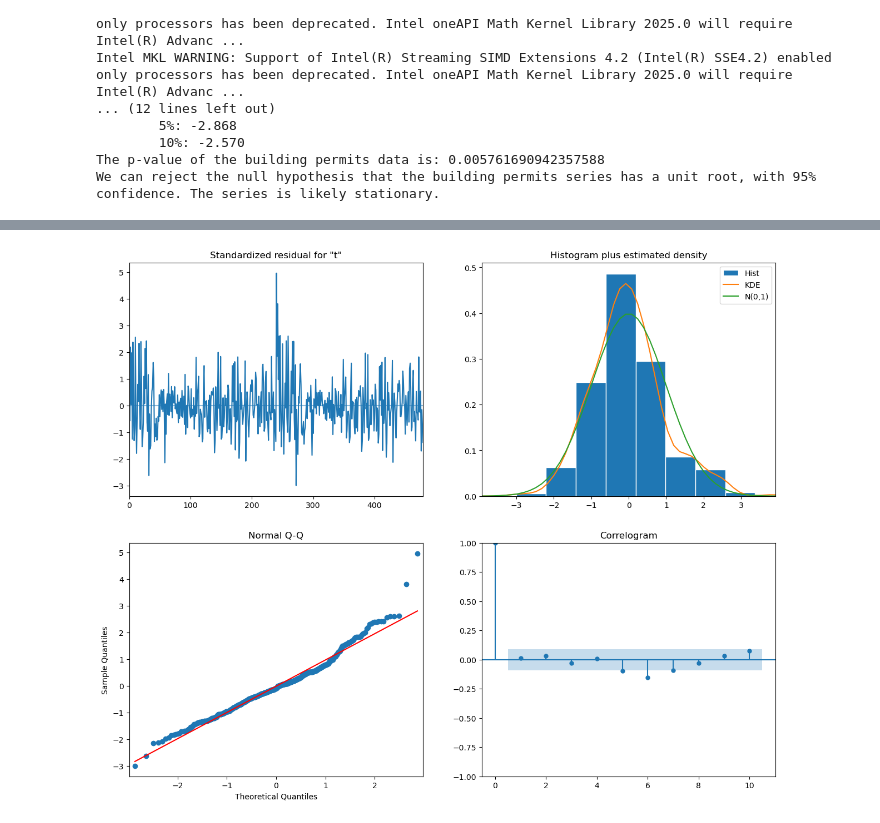
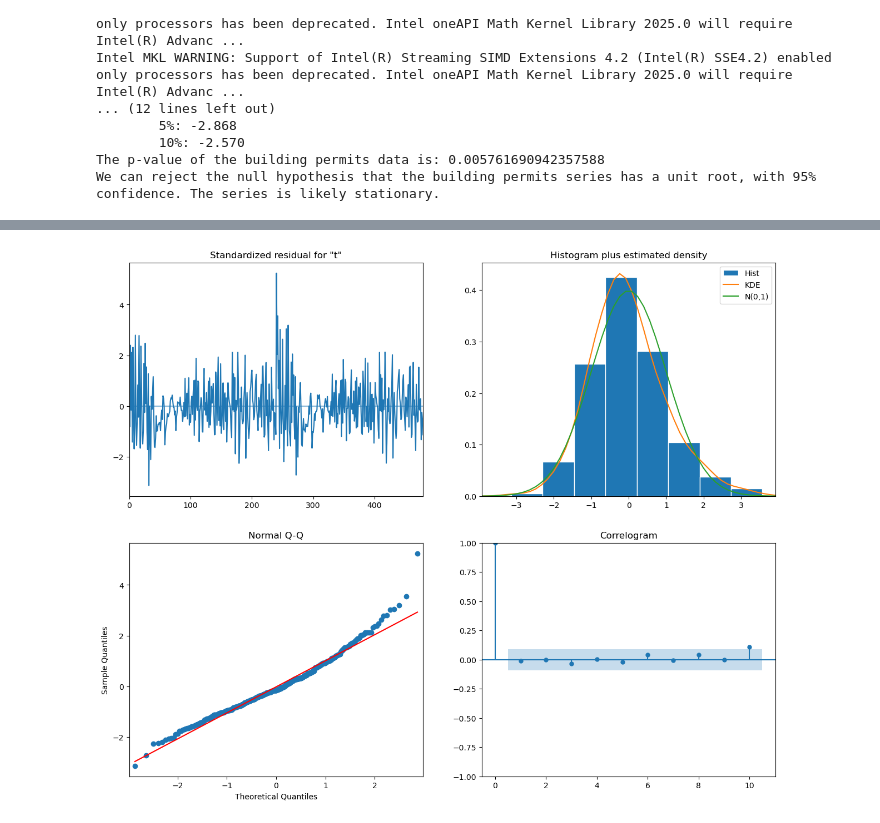
Before and after one commit to alfonso1003/building_permits_survey, a Jupyter notebook: notebooks/analysis.ipynb, the cells around one changed output, grey strips where cells are left out. Saved outputs shown, nothing was run; the diff lists cells and outputs as text; code cells hidden in the pictures.

```diff
--- a/notebooks/analysis.ipynb
+++ b/notebooks/analysis.ipynb
@@ -13,14 +13,23 @@ warnings.filterwarnings("ignore")
 
 
 def get_data(msa: str) -> pd.DataFrame:
-    msa = msa.lower()
-    conn = sqlite3.connect("../db/realestate.db")
-    query = f"SELECT name, date, total from building_permits where lower(name) like '%{msa}%'"
 
-    df = pd.read_sql_query(query, conn)
-    conn.close()
+    msa_normalized = msa.lower()
 
-    print(df["name"].unique())
+    query = f"""
+    SELECT name, date, total
+    FROM building_permits
+    WHERE lower(name) LIKE '%{msa_normalized}%'
+    """
+
+    with sqlite3.connect("../db/realestate.db") as conn:
+        df = pd.read_sql_query(query, conn)
+
+    if df.empty:
+        print(f"No data found for MSA: {msa}")
+        return df
+
+    print(f"Data retrieved for MSA(s): {df['name'].unique()}")
 
     df["date"] = pd.to_datetime(df["date"])
     df.set_index("date", inplace=True)
@@ -91,8 +100,8 @@ The p-value of the building permits data is: 0.005761690942357588
 We can reject the null hypothesis that the building permits series has a unit root, with 95% confidence. The series is likely stationary.
 # %%
 # Define the range for p and q parameters
-p = range(0, 6)
-q = range(0, 6)
+p = range(0, 10)
+q = range(0, 10)
 pdq = list(itertools.product(p, [0], q))  # [0] for d since series is stationary
 
 best_aic = float("inf")
@@ -135,2 +144,2 @@ Best ARIMA(4, 0, 4) model AIC: 7598.409260322703
-[figure, old version]
+[figure, new version]
 # %%
```
Also changed, not shown: parts of 3 cells of this notebook.
